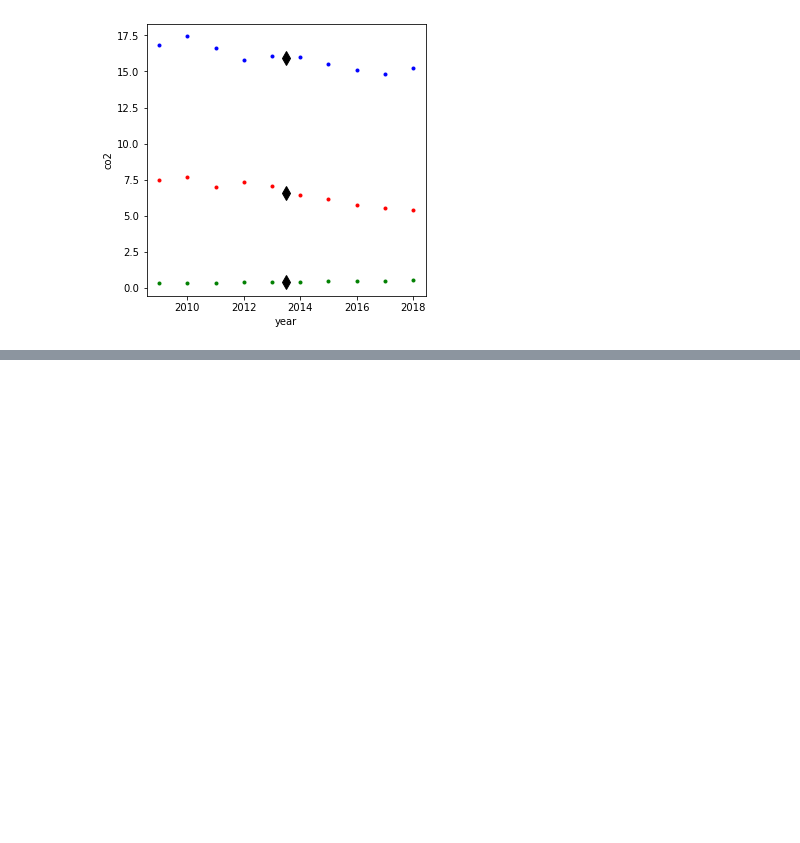
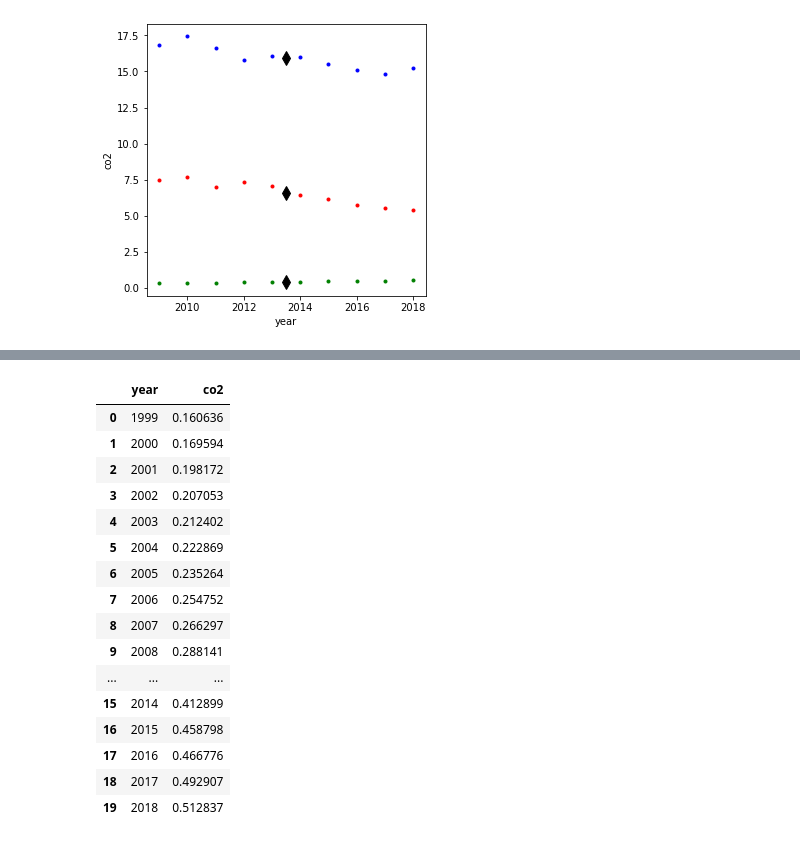
Before and after one commit to aftahee05/ADS1_Assignment3, a Jupyter notebook: Assignment_3.ipynb, the cells around one changed output, grey strips where cells are left out. Cells and saved outputs as stored; diff of their text form; code cells hidden in the pictures; blank space fills up the shorter version.

```diff
--- a/Assignment_3.ipynb
+++ b/Assignment_3.ipynb
@@ -117,0 +146,23 @@ plt.show()
+# %%
+# resetting index to convert Multiindexed dataframe
+
+df_2 = df_2.reset_index(level=[0])
+df_2
+# %% [output]
+|  | year | co2 |
+| 0 | 1999 | 0.160636 |
+| 1 | 2000 | 0.169594 |
+| 2 | 2001 | 0.198172 |
+| 3 | 2002 | 0.207053 |
+| 4 | 2003 | 0.212402 |
+| 5 | 2004 | 0.222869 |
+| 6 | 2005 | 0.235264 |
+| 7 | 2006 | 0.254752 |
+| 8 | 2007 | 0.266297 |
+| 9 | 2008 | 0.288141 |
+| ... | ... | ... |
+| 15 | 2014 | 0.412899 |
+| 16 | 2015 | 0.458798 |
+| 17 | 2016 | 0.466776 |
+| 18 | 2017 | 0.492907 |
+| 19 | 2018 | 0.512837 |
```
Also changed, not shown: parts of 5 cells of this notebook.
